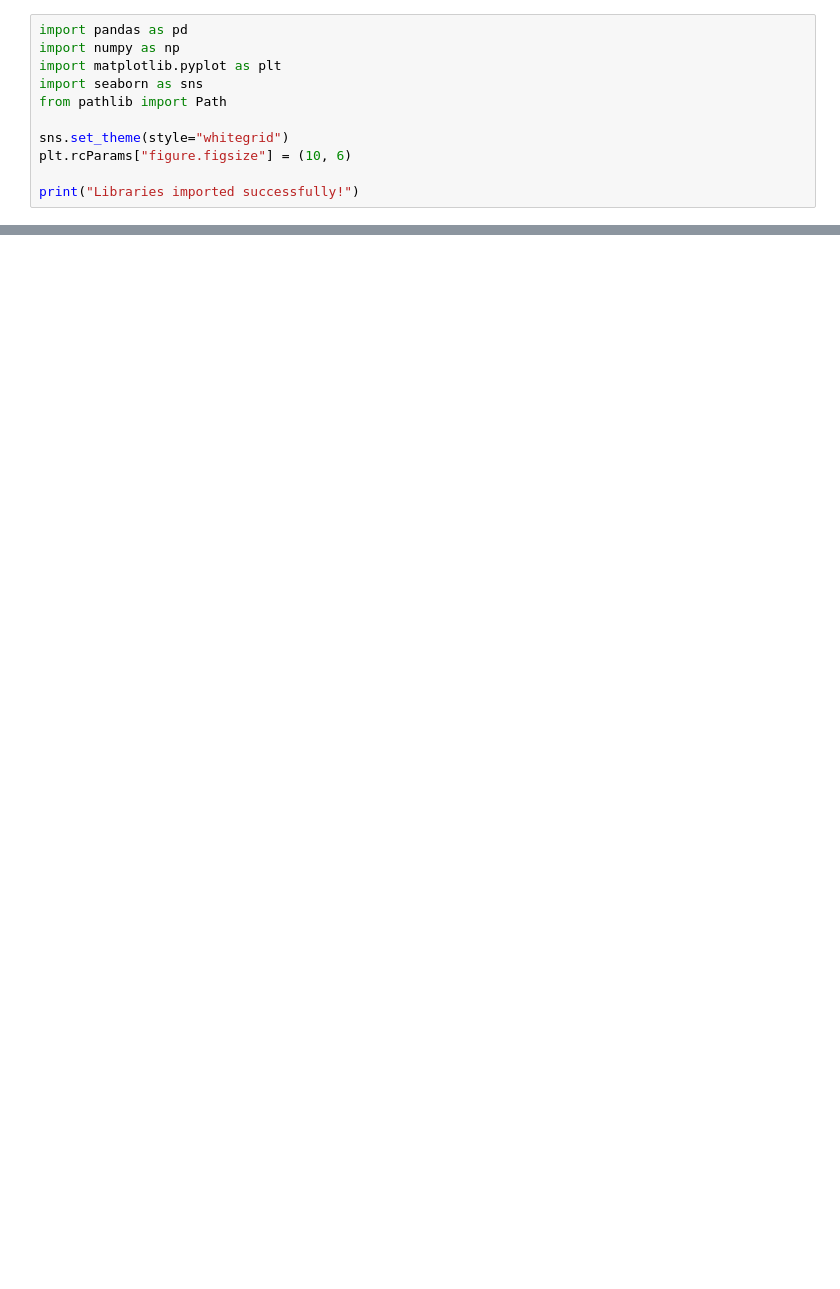
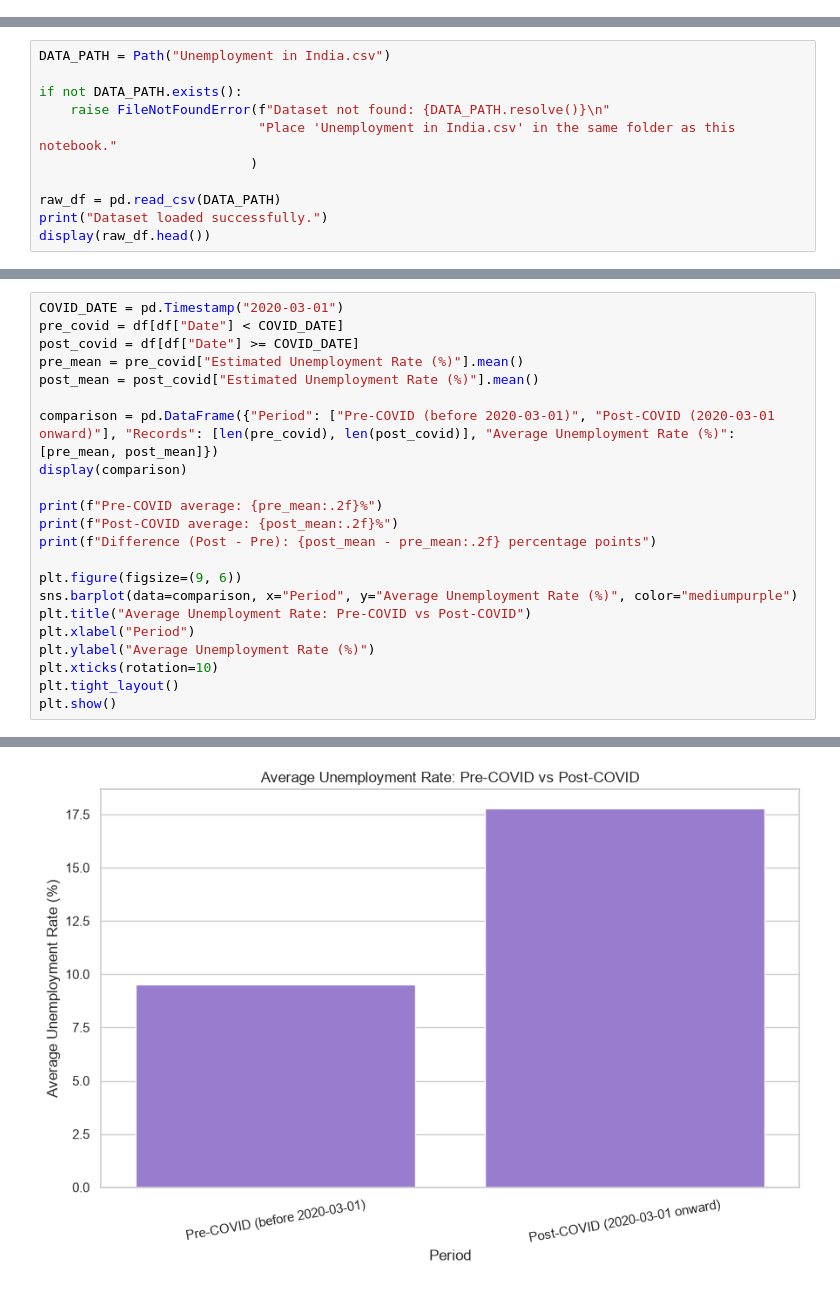
Before and after one commit to ChaudhariUtkarsh/2.Unemployment_Analysis, a Jupyter notebook: Unemployment_Analysis.ipynb, the cells around one changed output, grey strips where cells are left out. Saved outputs shown, nothing was run; the diff lists cells and outputs as text; blank space fills up the shorter version.

```diff
--- a/Unemployment_Analysis.ipynb
+++ b/Unemployment_Analysis.ipynb
@@ -3,11 +0,0 @@
-# %%
-import pandas as pd
-import numpy as np
-import matplotlib.pyplot as plt
-import seaborn as sns
-from pathlib import Path
-
-sns.set_theme(style="whitegrid")
-plt.rcParams["figure.figsize"] = (10, 6)
-
-print("Libraries imported successfully!")
@@ -479,0 +21,11 @@ Final Dataset Shape: (740, 8)
+# %%
+DATA_PATH = Path("Unemployment in India.csv")
+
+if not DATA_PATH.exists():
+    raise FileNotFoundError(f"Dataset not found: {DATA_PATH.resolve()}\n"
+                            "Place 'Unemployment in India.csv' in the same folder as this notebook."
+                           )
+
+raw_df = pd.read_csv(DATA_PATH)
+print("Dataset loaded successfully.")
+display(raw_df.head())
@@ -479,0 +304,23 @@ Final Dataset Shape: (740, 8)
+# %%
+COVID_DATE = pd.Timestamp("2020-03-01")
+pre_covid = df[df["Date"] < COVID_DATE]
+post_covid = df[df["Date"] >= COVID_DATE]
+pre_mean = pre_covid["Estimated Unemployment Rate (%)"].mean()
+post_mean = post_covid["Estimated Unemployment Rate (%)"].mean()
+
+comparison = pd.DataFrame({"Period": ["Pre-COVID (before 2020-03-01)", "Post-COVID (2020-03-01 onward)"], "Records": [len(pre_covid), len(post_covid)], "Average Unemployment Rate (%)": [pre_mean, post_mean]})
+display(comparison)
+
+print(f"Pre-COVID average: {pre_mean:.2f}%")
+print(f"Post-COVID average: {post_mean:.2f}%")
+print(f"Difference (Post - Pre): {post_mean - pre_mean:.2f} percentage points")
+
+plt.figure(figsize=(9, 6))
+sns.barplot(data=comparison, x="Period", y="Average Unemployment Rate (%)", color="mediumpurple")
+plt.title("Average Unemployment Rate: Pre-COVID vs Post-COVID")
+plt.xlabel("Period")
+plt.ylabel("Average Unemployment Rate (%)")
+plt.xticks(rotation=10)
+plt.tight_layout()
+plt.show()
+# %% [output]
@@ -479,0 +333 @@ Final Dataset Shape: (740, 8)
+[figure, added]
```
Also changed, not shown: parts of 75 cells of this notebook, 4 other files.
